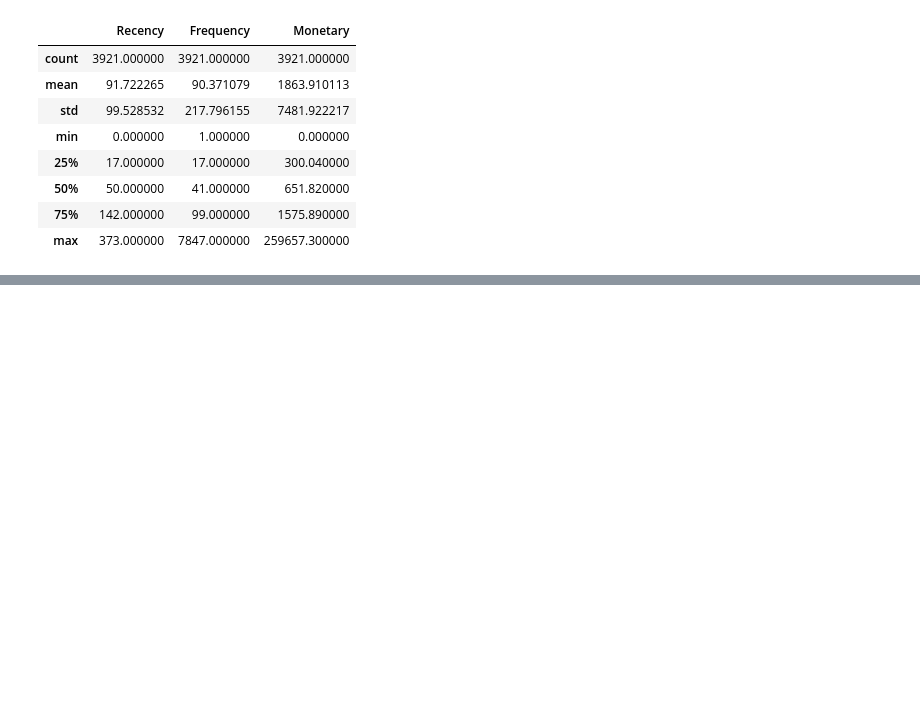
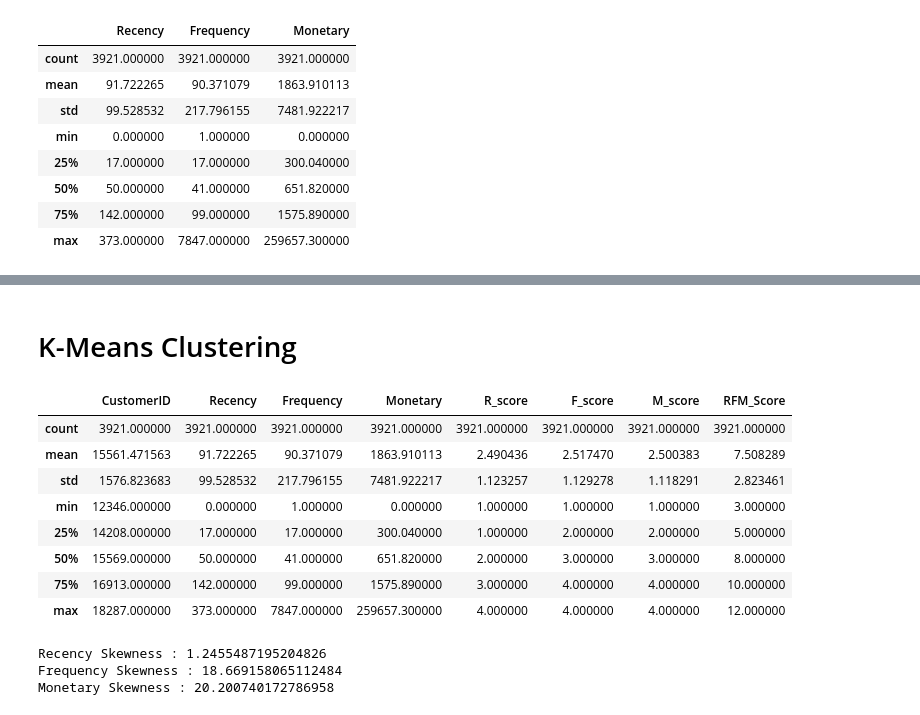
Before and after one commit to alan-w25/Stat-Learning-Final-Project, a Jupyter notebook: main.ipynb, the cells around one changed output, grey strips where cells are left out. Cells and saved outputs as stored; diff of their text form; code cells hidden in the pictures; blank space fills up the shorter version.

Commit message:
K-Means Push

```diff
--- a/main.ipynb
+++ b/main.ipynb
@@ -163,0 +272,35 @@ for var in list(RFM_data.columns[1:4]):
+# %% [markdown]
+# K-Means Clustering
+# %%
+# First will focus on the negative and zero before the transformation.
+def right_treat(var):
+    if var <= 0:
+        return 1
+    else:
+        return var
+
+# Describing the data
+RFM_data.describe()
+# %% [output]
+|  | CustomerID | Recency | Frequency | Monetary | R_score | F_score | M_score | RFM_Score |
+| count | 3921.000000 | 3921.000000 | 3921.000000 | 3921.000000 | 3921.000000 | 3921.000000 | 3921.000000 | 3921.000000 |
+| mean | 15561.471563 | 91.722265 | 90.371079 | 1863.910113 | 2.490436 | 2.517470 | 2.500383 | 7.508289 |
+| std | 1576.823683 | 99.528532 | 217.796155 | 7481.922217 | 1.123257 | 1.129278 | 1.118291 | 2.823461 |
+| min | 12346.000000 | 0.000000 | 1.000000 | 0.000000 | 1.000000 | 1.000000 | 1.000000 | 3.000000 |
+| 25% | 14208.000000 | 17.000000 | 17.000000 | 300.040000 | 1.000000 | 2.000000 | 2.000000 | 5.000000 |
+| 50% | 15569.000000 | 50.000000 | 41.000000 | 651.820000 | 2.000000 | 3.000000 | 3.000000 | 8.000000 |
+| 75% | 16913.000000 | 142.000000 | 99.000000 | 1575.890000 | 3.000000 | 4.000000 | 4.000000 | 10.000000 |
+| max | 18287.000000 | 373.000000 | 7847.000000 | 259657.300000 | 4.000000 | 4.000000 | 4.000000 | 12.000000 |
+# %%
+#Applying on the data.
+RFM_data['Recency'] = RFM_data['Recency'].apply(lambda x : right_treat(x))
+RFM_data['Monetary'] = RFM_data['Monetary'].apply(lambda x : right_treat(x))
+
+#Checking the Skewness of R, F and M
+print('Recency Skewness : ' + RFM_data['Recency'].skew().astype(str))
+print('Frequency Skewness : ' + RFM_data['Frequency'].skew().astype(str))
+print('Monetary Skewness : ' + RFM_data['Monetary'].skew().astype(str))
+# %% [output]
+Recency Skewness : 1.2455487195204826
+Frequency Skewness : 18.669158065112484
+Monetary Skewness : 20.200740172786958
```
Also changed, not shown: parts of 8 cells of this notebook.
